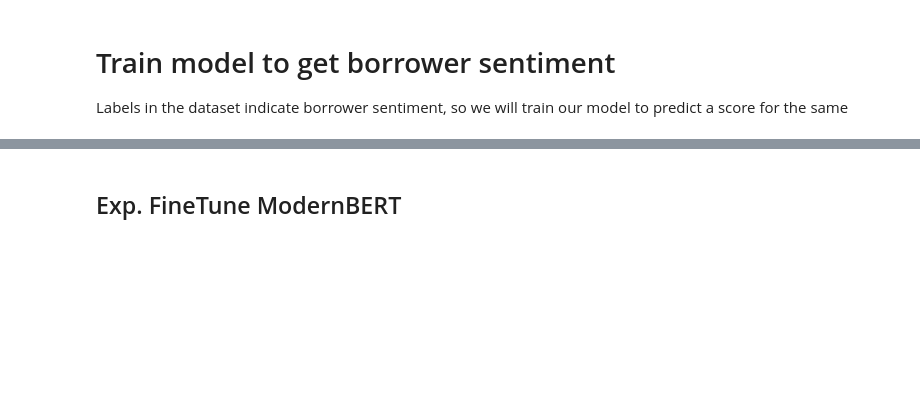
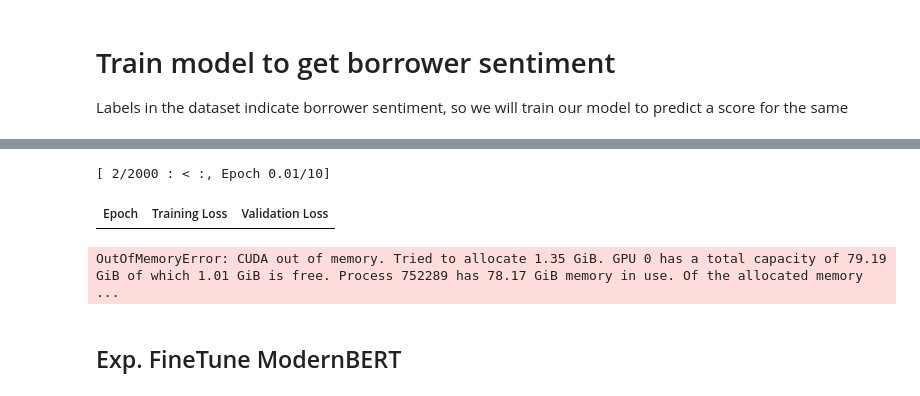
Before and after one commit to sohammistri/Prodigal-Take-Home, a Jupyter notebook: finetune_bert_models.ipynb, the cells around one changed output, grey strips where cells are left out. Cells and saved outputs as stored; diff of their text form; code cells hidden in the pictures; blank space fills up the shorter version.

```diff
--- a/finetune_bert_models.ipynb
+++ b/finetune_bert_models.ipynb
@@ -163,3 +253,52 @@ Labels in the dataset indicate borrower sentiment, so we will train our model to
+# %%
+#define training arguments
+train_batch, val_batch = (8, 8)
+lr = 1e-5
+betas = (0.9, 0.99)
+n_epochs = 10
+eps = 1e-6
+
+
+
+training_args = TrainingArguments(
+    output_dir=f"DeBERTa-sentiment-classifier",
+    learning_rate=lr,
+    per_device_train_batch_size=train_batch,
+    per_device_eval_batch_size=val_batch,
+    num_train_epochs=n_epochs,
+    lr_scheduler_type="linear",
+    optim="adamw_torch_fused",
+    adam_beta1=betas[0],
+    adam_beta2=betas[1],
+    adam_epsilon=eps,
+    logging_strategy="epoch",
+    eval_strategy="epoch",
+    save_strategy="epoch",
+    load_best_model_at_end=True,
+    save_total_limit=1,
+    metric_for_best_model="f1",
+    greater_is_better=True,
+    bf16=True,
+    push_to_hub=False,
+    report_to="none"
+)
+# %%
+#Create a Trainer instance
+trainer = Trainer(
+    model=model,                         # The pre-trained model
+    args=training_args,                  # Training arguments
+    train_dataset=train_dataset,            # Tokenized training dataset
+    eval_dataset=val_dataset,
+    tokenizer=tokenizer,
+    data_collator=data_collator,              # Tokenized test dataset
+    compute_metrics=compute_metrics,
+)
+# %%
+trainer.train()
+# %% [output]
+[ 2/2000 : < :, Epoch 0.01/10]
+| Epoch | Training Loss | Validation Loss |
+OutOfMemoryError: CUDA out of memory. Tried to allocate 1.35 GiB. GPU 0 has a total capacity of 79.19 GiB of which 1.01 GiB is free. Process 752289 has 78.17 GiB memory in use. Of the allocated memory ...
 # %% [markdown]
 ## Exp. FineTune ModernBERT
 # %%
```
Also changed, not shown: parts of 11 cells of this notebook.
